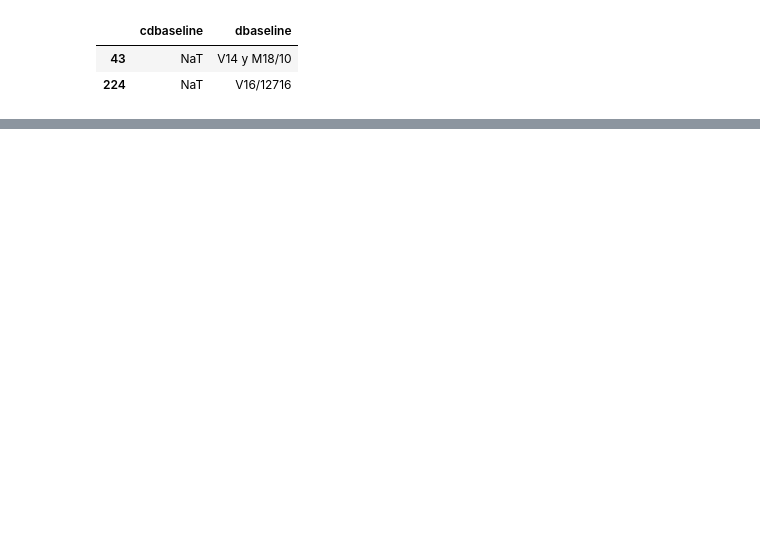
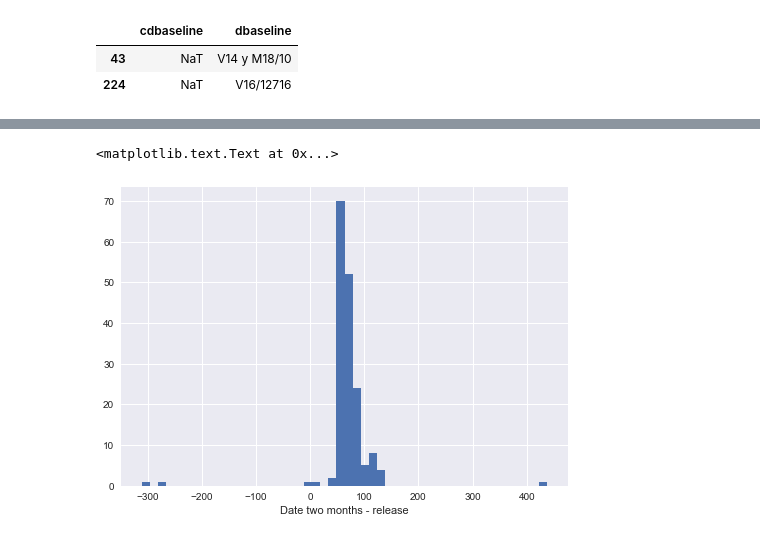
Before and after one commit to sdaza/reentry-chile, a Jupyter notebook: reports/reentry_chile_response_rates.ipynb, the cells around one changed output, grey strips where cells are left out. Saved outputs shown, nothing was run; the diff lists cells and outputs as text; code cells hidden in the pictures; blank space fills up the shorter version.

```diff
--- a/reports/reentry_chile_response_rates.ipynb
+++ b/reports/reentry_chile_response_rates.ipynb
@@ -346,0 +351,7 @@ print(start)
+# %%
+# replace errors in data entry
+errors = ['27/2']
+new_values = ['02/27/2017']
+
+for i in range(0,len(errors)):
+   df.loc[df['d2months'] == errors[i], 'cd2months'] = pd.to_datetime(new_values[i])
@@ -346,0 +378,7 @@ print(start)
+# %%
+ax = df.release_2months.hist(bins = 50)
+ax.set_xlabel('Date two months - release')
+plt.show()
+# %% [output]
+<matplotlib.text.Text at 0x...>
+[figure, added]
```
Also changed, not shown: parts of 53 cells of this notebook.
